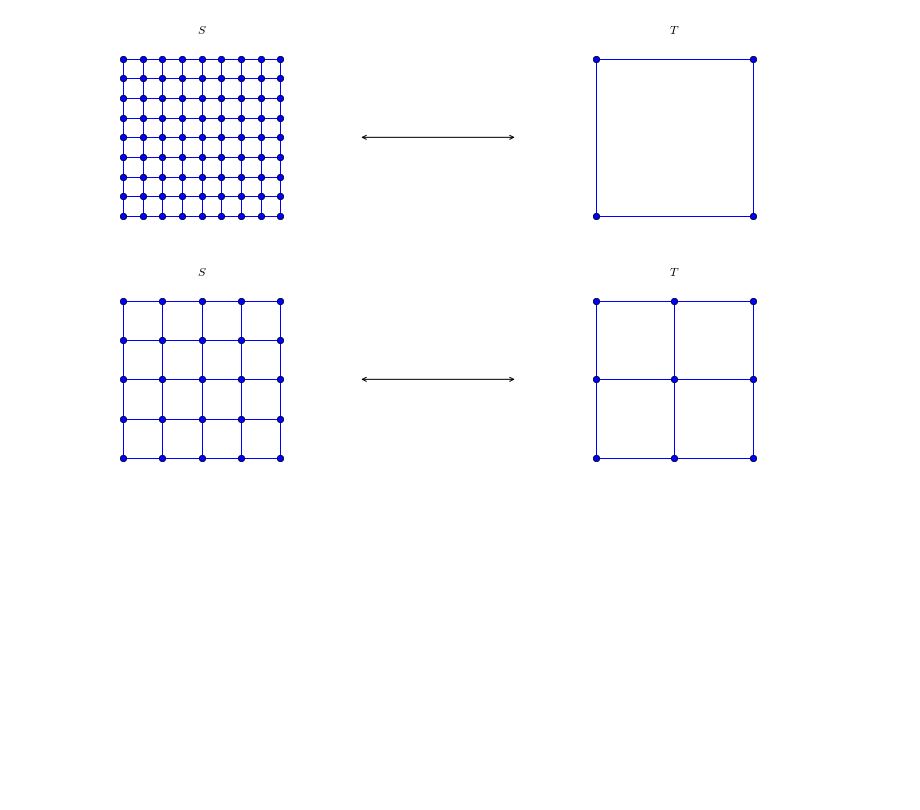
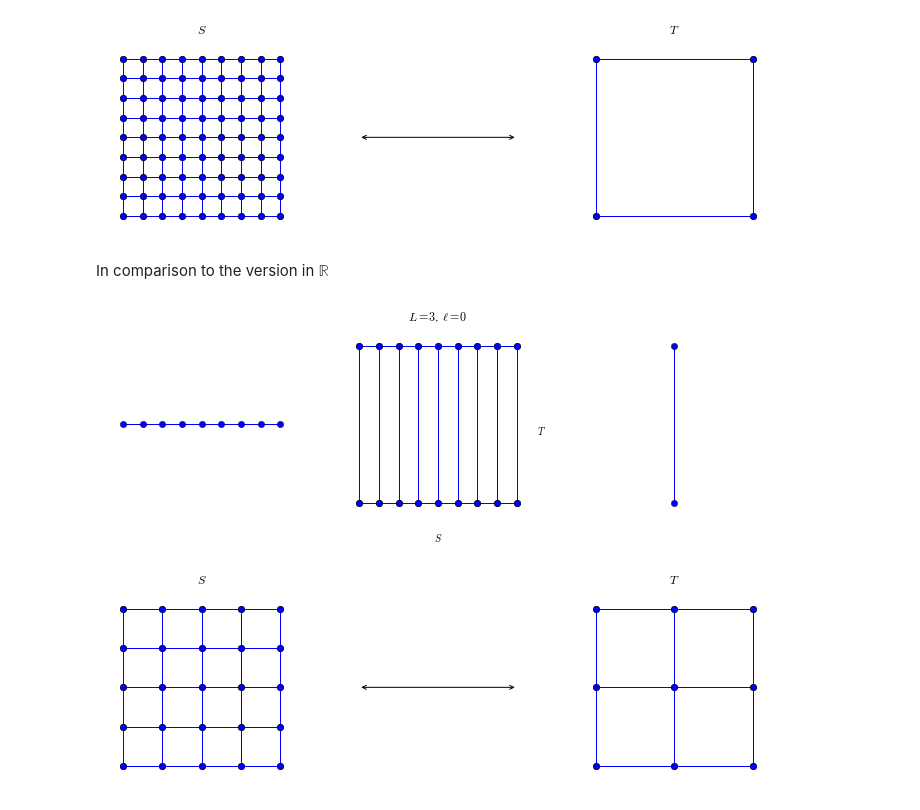
Before and after one commit to dhermes/butterfly-algorithm, a Jupyter notebook: butterfly.ipynb, the cells around one changed output. Drawn from its saved outputs; the diff is of its cells as text; code cells hidden in the pictures; blank space fills up the shorter version.

```diff
--- a/butterfly.ipynb
+++ b/butterfly.ipynb
@@ -182,6 +215,12 @@ from make_partition_plots import make_2D_example_plot
 make_2D_example_plot(0, 3)
 # %% [output]
 [figure]
+# %% [markdown]
+In comparison to the version in $\mathbb{R}$
+# %%
+make_1D_example_plot(0, 3)
+# %% [output]
+[figure, added]
 # %%
 make_2D_example_plot(1, 3)
 # %% [output]
```
Also changed, not shown: parts of 24 cells of this notebook.
